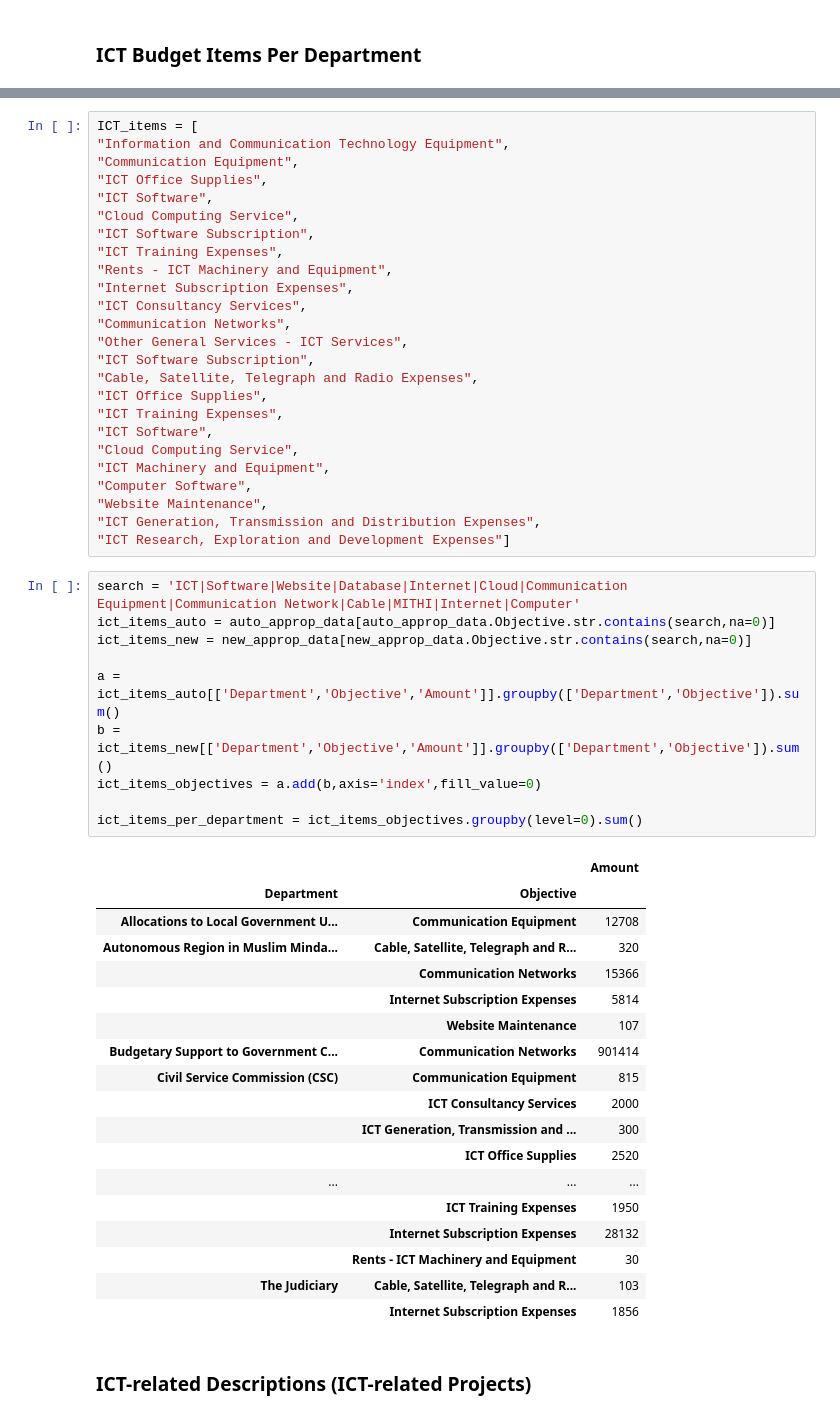
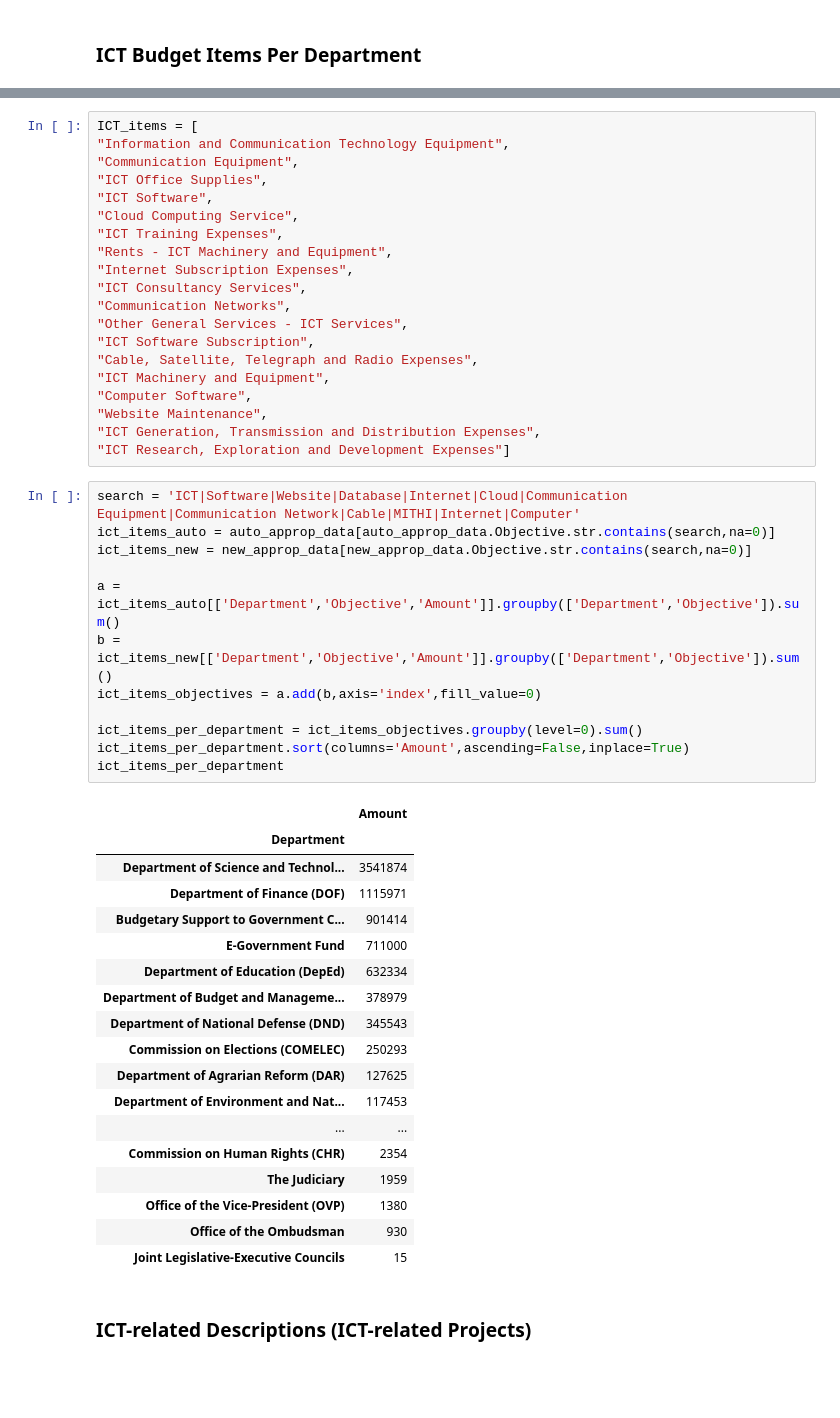
Before and after one commit to RickBahague/ICT4P, a Jupyter notebook: ICT Spending in the 2015 NEP.ipynb, the cells around one changed output, grey strips where cells are left out. Drawn from its saved outputs; the diff is of its cells as text; blank space fills up the shorter version.

```diff
--- a/ICT Spending in the 2015 NEP.ipynb
+++ b/ICT Spending in the 2015 NEP.ipynb
@@ -103,7 +106,6 @@ ICT_items = [
 "ICT Office Supplies",
 "ICT Software",
 "Cloud Computing Service",
-"ICT Software Subscription",
 "ICT Training Expenses",
 "Rents - ICT Machinery and Equipment",
 "Internet Subscription Expenses",
@@ -112,10 +114,6 @@ ICT_items = [
 "Other General Services - ICT Services",
 "ICT Software Subscription",
 "Cable, Satellite, Telegraph and Radio Expenses",
-"ICT Office Supplies",
-"ICT Training Expenses",
-"ICT Software",
-"Cloud Computing Service",
 "ICT Machinery and Equipment",
 "Computer Software",
 "Website Maintenance",
@@ -124,31 +122,33 @@ ICT_items = [
 # %%
 search = 'ICT|Software|Website|Database|Internet|Cloud|Communication Equipment|Communication Network|Cable|MITHI|Internet|Computer'
 ict_items_auto = auto_approp_data[auto_approp_data.Objective.str.contains(search,na=0)]
 ict_items_new = new_approp_data[new_approp_data.Objective.str.contains(search,na=0)]
 
 a = ict_items_auto[['Department','Objective','Amount']].groupby(['Department','Objective']).sum()
 b = ict_items_new[['Department','Objective','Amount']].groupby(['Department','Objective']).sum()
 ict_items_objectives = a.add(b,axis='index',fill_value=0)
 
 ict_items_per_department = ict_items_objectives.groupby(level=0).sum()
+ict_items_per_department.sort(columns='Amount',ascending=False,inplace=True)
+ict_items_per_department
 # %% [output]
-|  |  | Amount |
-| Department | Objective |  |
-| Allocations to Local Government U... | Communication Equipment | 12708 |
-| Autonomous Region in Muslim Minda... | Cable, Satellite, Telegraph and R... | 320 |
-|  | Communication Networks | 15366 |
-|  | Internet Subscription Expenses | 5814 |
-|  | Website Maintenance | 107 |
-| Budgetary Support to Government C... | Communication Networks | 901414 |
-| Civil Service Commission (CSC) | Communication Equipment | 815 |
-|  | ICT Consultancy Services | 2000 |
-|  | ICT Generation, Transmission and ... | 300 |
-|  | ICT Office Supplies | 2520 |
-| ... | ... | ... |
-|  | ICT Training Expenses | 1950 |
-|  | Internet Subscription Expenses | 28132 |
-|  | Rents - ICT Machinery and Equipment | 30 |
-| The Judiciary | Cable, Satellite, Telegraph and R... | 103 |
-|  | Internet Subscription Expenses | 1856 |
+|  | Amount |
+| Department |  |
+| Department of Science and Technol... | 3541874 |
+| Department of Finance (DOF) | 1115971 |
+| Budgetary Support to Government C... | 901414 |
+| E-Government Fund | 711000 |
+| Department of Education (DepEd) | 632334 |
+| Department of Budget and Manageme... | 378979 |
+| Department of National Defense (DND) | 345543 |
+| Commission on Elections (COMELEC) | 250293 |
+| Department of Agrarian Reform (DAR) | 127625 |
+| Department of Environment and Nat... | 117453 |
+| ... | ... |
+| Commission on Human Rights (CHR) | 2354 |
+| The Judiciary | 1959 |
+| Office of the Vice-President (OVP) | 1380 |
+| Office of the Ombudsman | 930 |
+| Joint Legislative-Executive Councils | 15 |
 # %% [markdown]
 ### ICT-related Descriptions (ICT-related Projects)
```
Also changed, not shown: parts of 24 cells of this notebook.
